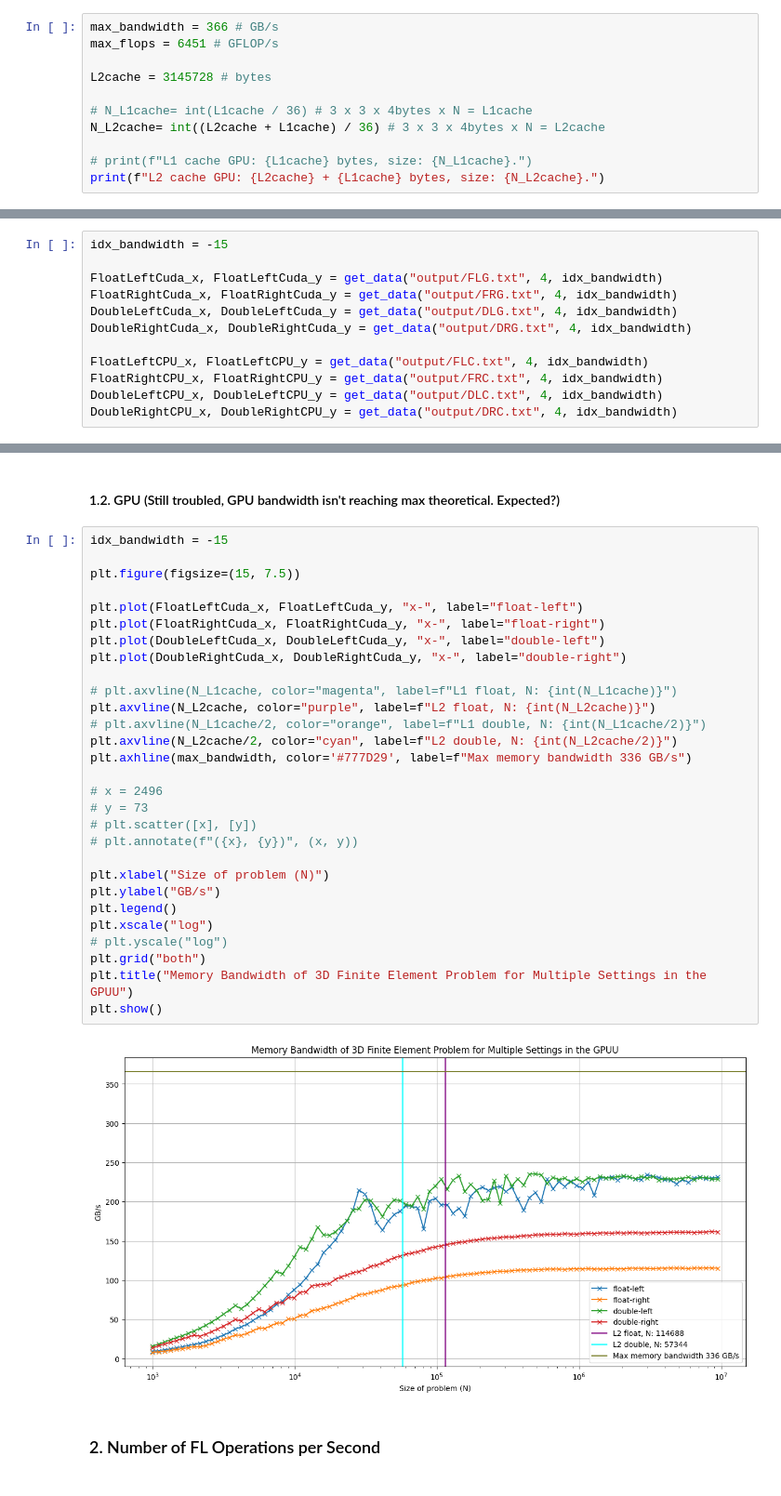
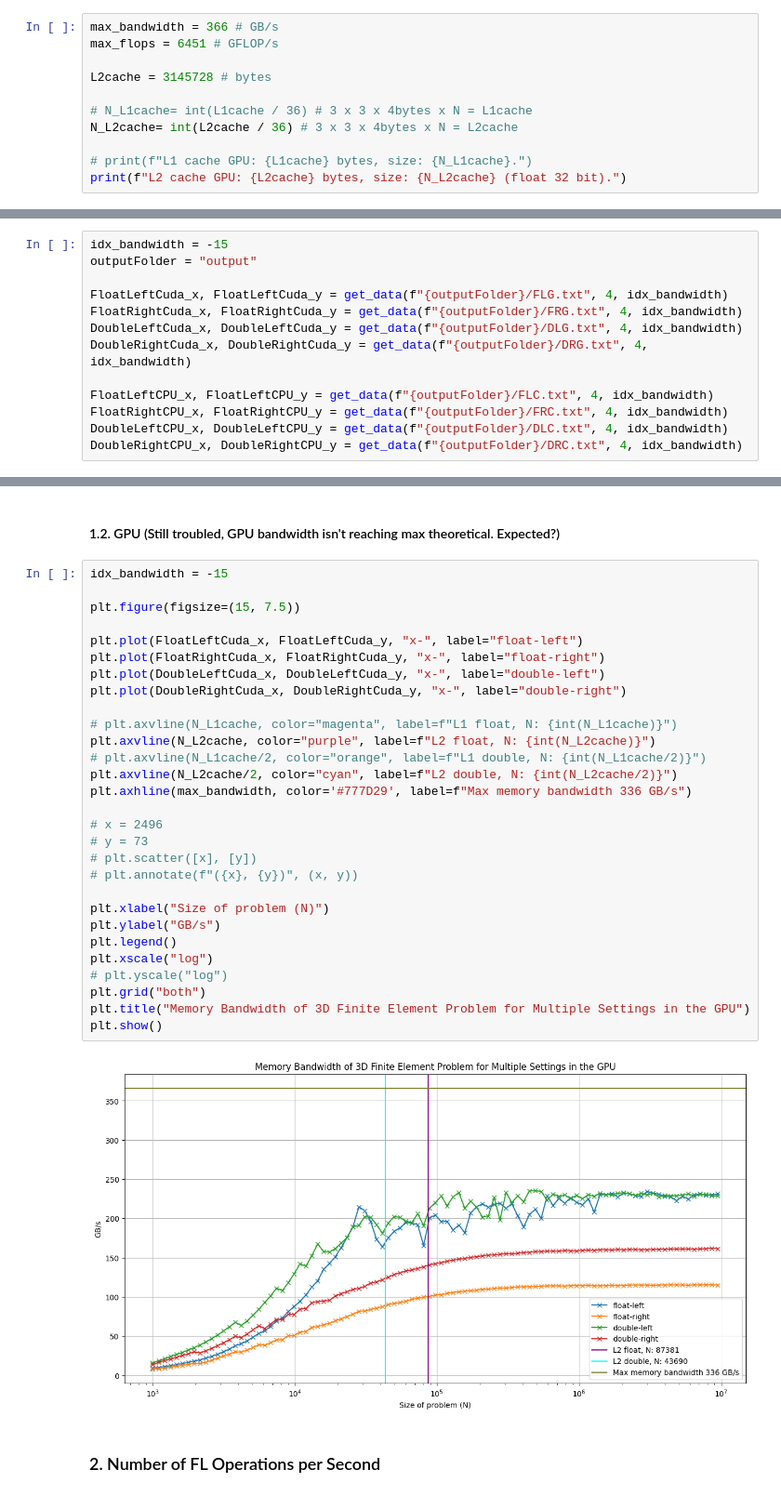
Before and after one commit to mjorrico/kokkos-fem, a Jupyter notebook: graphs.ipynb, the cells around one changed output, grey strips where cells are left out. Shown at 93% size. Drawn from its saved outputs; the diff is of its cells as text.

```diff
--- a/graphs.ipynb
+++ b/graphs.ipynb
@@ -26,8 +26,8 @@ max_flops = 6451 # GFLOP/s
 L2cache = 3145728 # bytes
 
 # N_L1cache= int(L1cache / 36) # 3 x 3 x 4bytes x N = L1cache
-N_L2cache= int((L2cache + L1cache) / 36) # 3 x 3 x 4bytes x N = L2cache
+N_L2cache= int(L2cache / 36) # 3 x 3 x 4bytes x N = L2cache
 
 # print(f"L1 cache GPU: {L1cache} bytes, size: {N_L1cache}.")
-print(f"L2 cache GPU: {L2cache} + {L1cache} bytes, size: {N_L2cache}.")
+print(f"L2 cache GPU: {L2cache} bytes, size: {N_L2cache} (float 32 bit).")
 # %% [output]
@@ -60,16 +60,17 @@ L3 cache CPU: 16000000 + 8000000 + 128000 bytes, size: 670222.
 ### 1. Memory Bandwidth
 # %%
 idx_bandwidth = -15
+outputFolder = "output"
 
-FloatLeftCuda_x, FloatLeftCuda_y = get_data("output/FLG.txt", 4, idx_bandwidth)
-FloatRightCuda_x, FloatRightCuda_y = get_data("output/FRG.txt", 4, idx_bandwidth)
-DoubleLeftCuda_x, DoubleLeftCuda_y = get_data("output/DLG.txt", 4, idx_bandwidth)
-DoubleRightCuda_x, DoubleRightCuda_y = get_data("output/DRG.txt", 4, idx_bandwidth)
+FloatLeftCuda_x, FloatLeftCuda_y = get_data(f"{outputFolder}/FLG.txt", 4, idx_bandwidth)
+FloatRightCuda_x, FloatRightCuda_y = get_data(f"{outputFolder}/FRG.txt", 4, idx_bandwidth)
+DoubleLeftCuda_x, DoubleLeftCuda_y = get_data(f"{outputFolder}/DLG.txt", 4, idx_bandwidth)
+DoubleRightCuda_x, DoubleRightCuda_y = get_data(f"{outputFolder}/DRG.txt", 4, idx_bandwidth)
 
-FloatLeftCPU_x, FloatLeftCPU_y = get_data("output/FLC.txt", 4, idx_bandwidth)
-FloatRightCPU_x, FloatRightCPU_y = get_data("output/FRC.txt", 4, idx_bandwidth)
-DoubleLeftCPU_x, DoubleLeftCPU_y = get_data("output/DLC.txt", 4, idx_bandwidth)
-DoubleRightCPU_x, DoubleRightCPU_y = get_data("output/DRC.txt", 4, idx_bandwidth)
+FloatLeftCPU_x, FloatLeftCPU_y = get_data(f"{outputFolder}/FLC.txt", 4, idx_bandwidth)
+FloatRightCPU_x, FloatRightCPU_y = get_data(f"{outputFolder}/FRC.txt", 4, idx_bandwidth)
+DoubleLeftCPU_x, DoubleLeftCPU_y = get_data(f"{outputFolder}/DLC.txt", 4, idx_bandwidth)
+DoubleRightCPU_x, DoubleRightCPU_y = get_data(f"{outputFolder}/DRC.txt", 4, idx_bandwidth)
 # %% [markdown]
 #### 1.1. CPU (Still troubled, theoretical_max_bandwidth != actual_bandwidth DRAM)
 # %%
@@ -105,34 +106,34 @@ plt.show()
 # %%
 idx_bandwidth = -15
 
 plt.figure(figsize=(15, 7.5))
 
 plt.plot(FloatLeftCuda_x, FloatLeftCuda_y, "x-", label="float-left")
 plt.plot(FloatRightCuda_x, FloatRightCuda_y, "x-", label="float-right")
 plt.plot(DoubleLeftCuda_x, DoubleLeftCuda_y, "x-", label="double-left")
 plt.plot(DoubleRightCuda_x, DoubleRightCuda_y, "x-", label="double-right")
 
 # plt.axvline(N_L1cache, color="magenta", label=f"L1 float, N: {int(N_L1cache)}")
 plt.axvline(N_L2cache, color="purple", label=f"L2 float, N: {int(N_L2cache)}")
 # plt.axvline(N_L1cache/2, color="orange", label=f"L1 double, N: {int(N_L1cache/2)}")
 plt.axvline(N_L2cache/2, color="cyan", label=f"L2 double, N: {int(N_L2cache/2)}")
 plt.axhline(max_bandwidth, color='#777D29', label=f"Max memory bandwidth 336 GB/s")
 
 # x = 2496
 # y = 73
 # plt.scatter([x], [y])
 # plt.annotate(f"({x}, {y})", (x, y))
 
 plt.xlabel("Size of problem (N)")
 plt.ylabel("GB/s")
 plt.legend()
 plt.xscale("log")
 # plt.yscale("log")
 plt.grid("both")
-plt.title("Memory Bandwidth of 3D Finite Element Problem for Multiple Settings in the GPUU")
+plt.title("Memory Bandwidth of 3D Finite Element Problem for Multiple Settings in the GPU")
 plt.show()
 # %% [output]
-[figure, old version]
+[figure, new version]
 # %% [markdown]
 ### 2. Number of FL Operations per Second
 # %%
```
Also changed, not shown: parts of 9 cells of this notebook, 7 other files.
